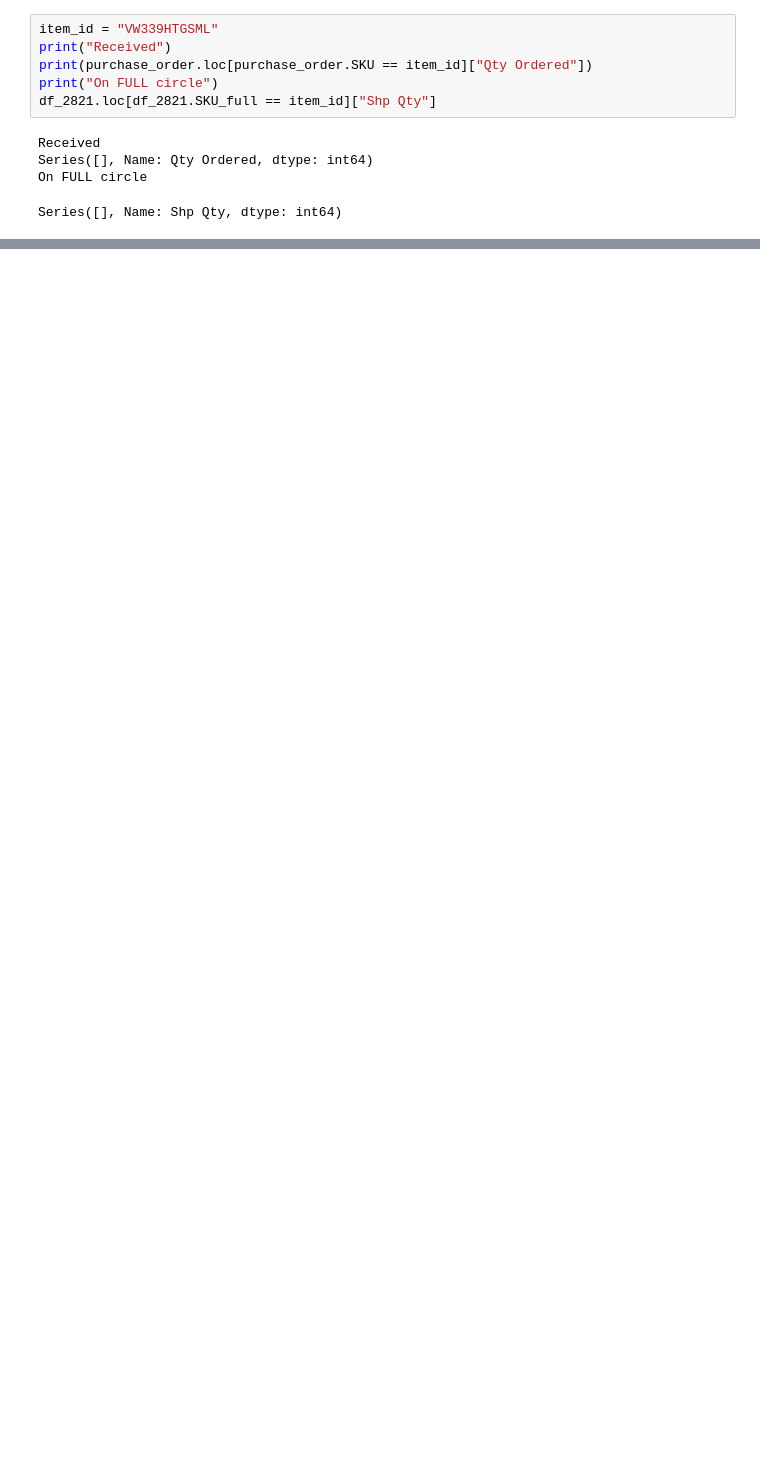
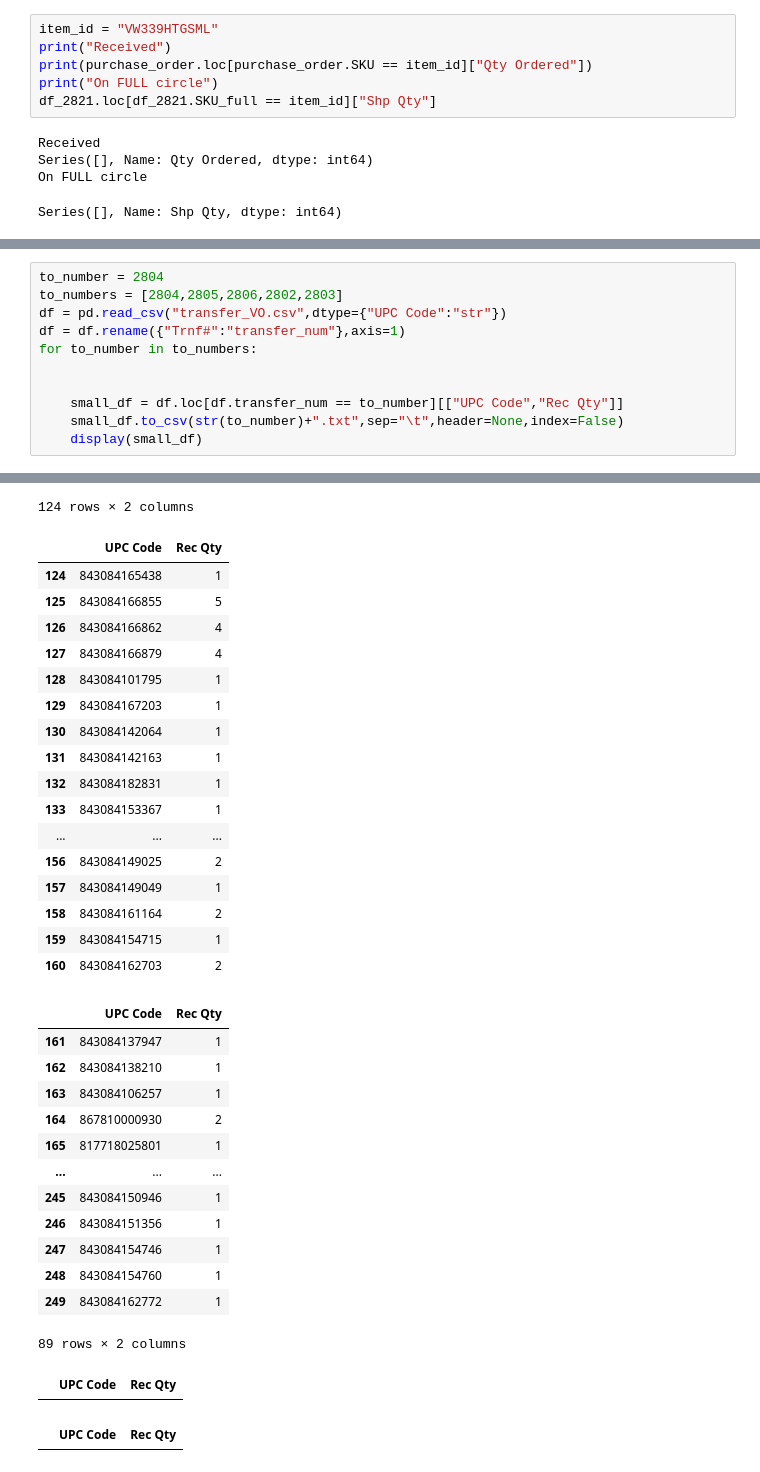
Before and after one commit to wendyw1999/vuori_data_processing, a Jupyter notebook: transfers/stock_transfers.ipynb, the cells around one changed output, grey strips where cells are left out. Drawn from its saved outputs; the diff is of its cells as text; blank space fills up the shorter version.

```diff
--- a/transfers/stock_transfers.ipynb
+++ b/transfers/stock_transfers.ipynb
@@ -150,0 +243,12 @@ dtype: float64
+# %%
+to_number = 2804
+to_numbers = [2804,2805,2806,2802,2803]
+df = pd.read_csv("transfer_VO.csv",dtype={"UPC Code":"str"})
+df = df.rename({"Trnf#":"transfer_num"},axis=1)
+for to_number in to_numbers:
+
+
+    small_df = df.loc[df.transfer_num == to_number][["UPC Code","Rec Qty"]]
+    small_df.to_csv(str(to_number)+".txt",sep="\t",header=None,index=False)
+    display(small_df)
+# %% [output]
@@ -150,0 +267,33 @@ dtype: float64
+124 rows × 2 columns
+|  | UPC Code | Rec Qty |
+| 124 | 843084165438 | 1 |
+| 125 | 843084166855 | 5 |
+| 126 | 843084166862 | 4 |
+| 127 | 843084166879 | 4 |
+| 128 | 843084101795 | 1 |
+| 129 | 843084167203 | 1 |
+| 130 | 843084142064 | 1 |
+| 131 | 843084142163 | 1 |
+| 132 | 843084182831 | 1 |
+| 133 | 843084153367 | 1 |
+| ... | ... | ... |
+| 156 | 843084149025 | 2 |
+| 157 | 843084149049 | 1 |
+| 158 | 843084161164 | 2 |
+| 159 | 843084154715 | 1 |
+| 160 | 843084162703 | 2 |
+|  | UPC Code | Rec Qty |
+| 161 | 843084137947 | 1 |
+| 162 | 843084138210 | 1 |
+| 163 | 843084106257 | 1 |
+| 164 | 867810000930 | 2 |
+| 165 | 817718025801 | 1 |
+| ... | ... | ... |
+| 245 | 843084150946 | 1 |
+| 246 | 843084151356 | 1 |
+| 247 | 843084154746 | 1 |
+| 248 | 843084154760 | 1 |
+| 249 | 843084162772 | 1 |
+89 rows × 2 columns
+|  | UPC Code | Rec Qty |
+|  | UPC Code | Rec Qty |
```
Also changed, not shown: parts of 21 cells of this notebook, 42 other files.
